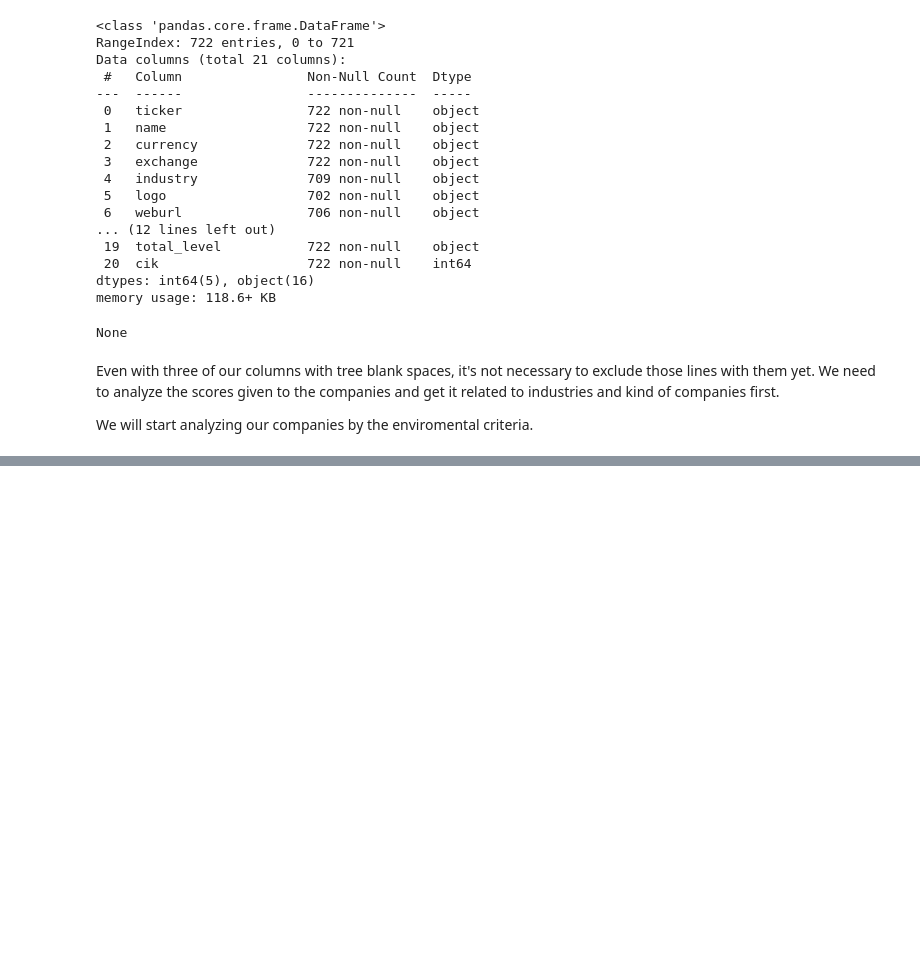
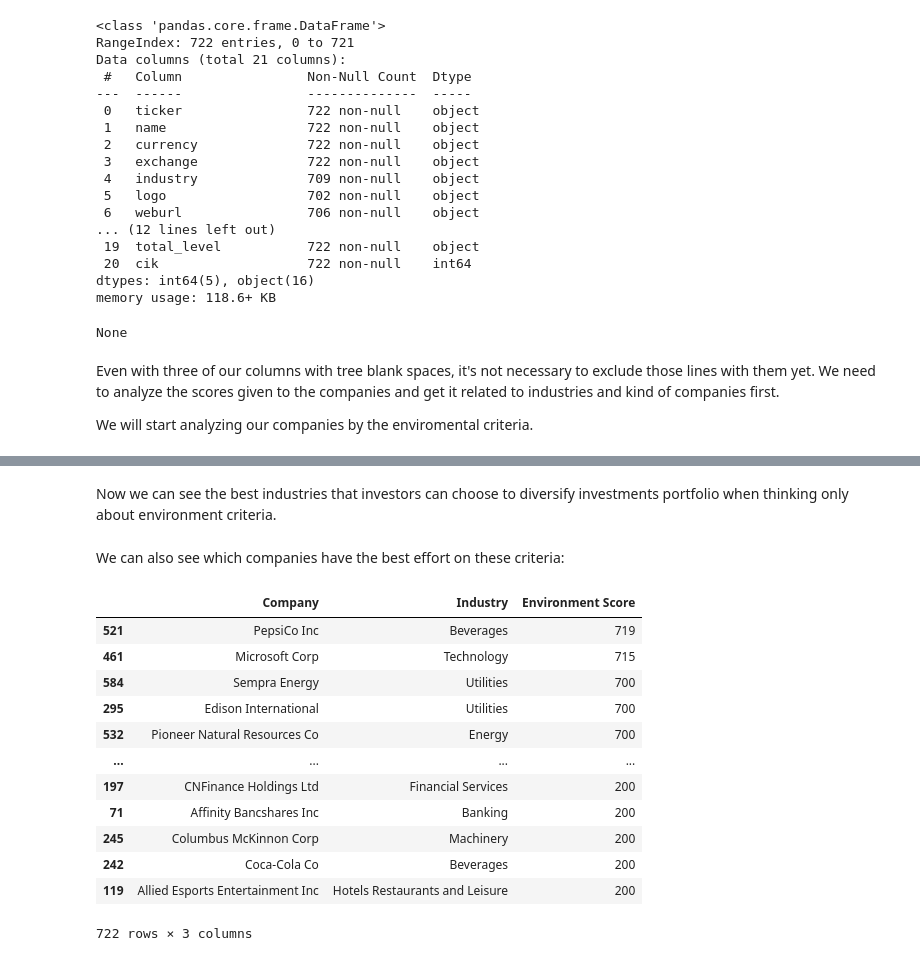
Before and after one commit to pedrocfontenele/Public-Company-ESG-Ratings-Datas, a Jupyter notebook: Untitled-1.ipynb, the cells around one changed output, grey strips where cells are left out. Saved outputs shown, nothing was run; the diff lists cells and outputs as text; code cells hidden in the pictures; blank space fills up the shorter version.

```diff
--- a/Untitled-1.ipynb
+++ b/Untitled-1.ipynb
@@ -149,0 +84,24 @@ display(utilities_companies)
+# %% [markdown]
+Now we can see the best industries that investors can choose to diversify investments portfolio when thinking only about environment criteria.
+# %% [markdown]
+We can also see which companies have the best effort on these criteria:
+# %%
+best_companies_environment=df.groupby('name').agg({'industry': 'first', 'environment_score': 'first' }).reset_index()
+best_companies_environment.columns=['Company', 'Industry', 'Environment Score']
+best_companies_environment=best_companies_environment.sort_values(by='Environment Score', ascending=False)
+
+display(best_companies_environment)
+# %% [output]
+|  | Company | Industry | Environment Score |
+| 521 | PepsiCo Inc | Beverages | 719 |
+| 461 | Microsoft Corp | Technology | 715 |
+| 584 | Sempra Energy | Utilities | 700 |
+| 295 | Edison International | Utilities | 700 |
+| 532 | Pioneer Natural Resources Co | Energy | 700 |
+| ... | ... | ... | ... |
+| 197 | CNFinance Holdings Ltd | Financial Services | 200 |
+| 71 | Affinity Bancshares Inc | Banking | 200 |
+| 245 | Columbus McKinnon Corp | Machinery | 200 |
+| 242 | Coca-Cola Co | Beverages | 200 |
+| 119 | Allied Esports Entertainment Inc | Hotels Restaurants and Leisure | 200 |
+722 rows × 3 columns
```
Also changed, not shown: parts of 14 cells of this notebook.
